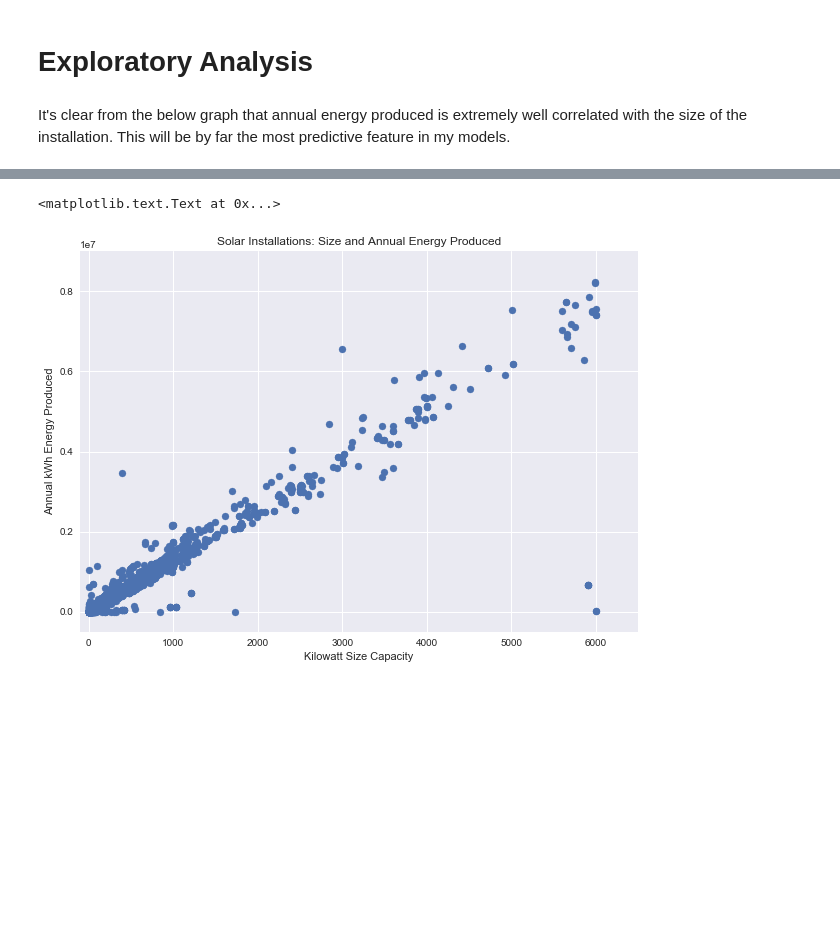
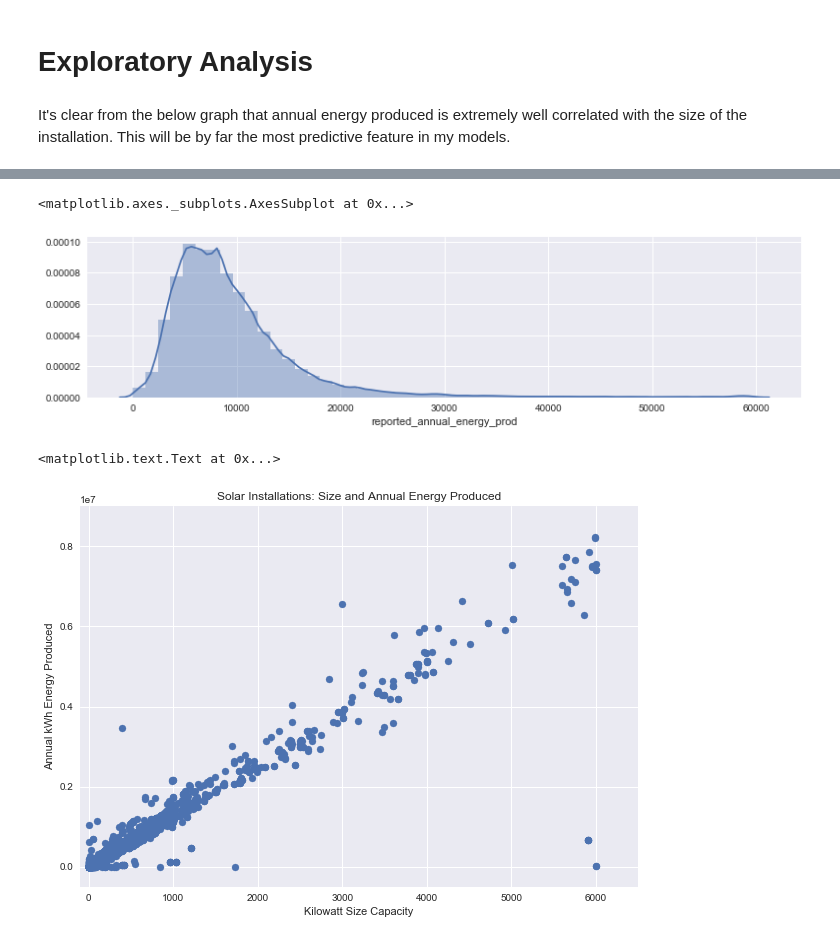
Before and after one commit to iamlostcoast/solar-calculator-models, a Jupyter notebook: solar_project_technical_report_and_summary.ipynb, the cells around one changed output, grey strips where cells are left out. Drawn from its saved outputs; the diff is of its cells as text; code cells hidden in the pictures; blank space fills up the shorter version.

```diff
--- a/solar_project_technical_report_and_summary.ipynb
+++ b/solar_project_technical_report_and_summary.ipynb
@@ -218,3 +279,17 @@ It's clear from the below graph that annual energy produced is extremely well co
+# %%
+# let's just look at the lower values of annual energy output.
+
+mask = df['reported_annual_energy_prod'] <= 60000
+plt.figure(figsize=((13,3)))
+sns.distplot(df[mask].reported_annual_energy_prod)
+
+# We can see the skew a little more clearly when we limit the energy production to below 60000 kilowatt hours annually.
+
+# Given this distribution, we may want to do a log transformation of the target, or use a generalized linear model
+# like a poisson regression.
+# %% [output]
+<matplotlib.axes._subplots.AxesSubplot at 0x...>
+[figure, added]
 # %%
 plt.figure(figsize=((10,7)))
 plt.scatter(df.size_kw, df.reported_annual_energy_prod)
```
Also changed, not shown: parts of 53 cells of this notebook.
